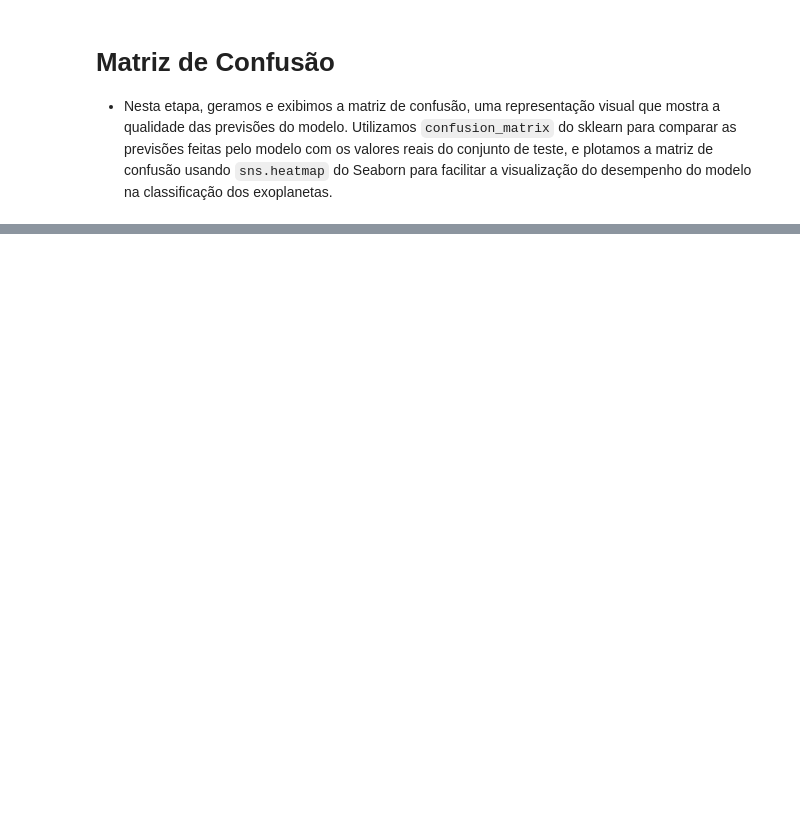
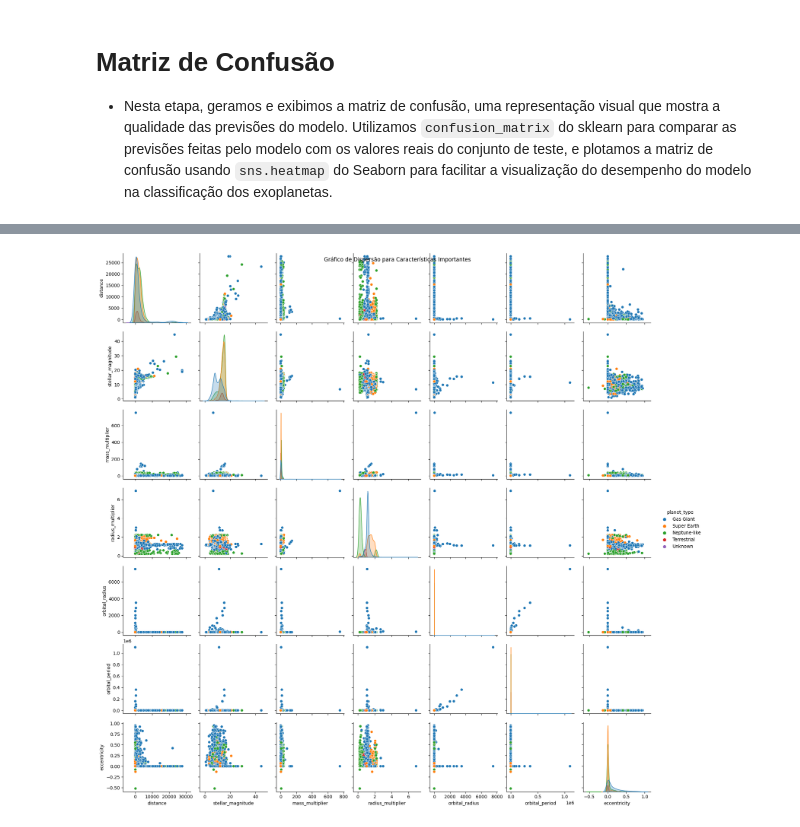
Before and after one commit to Andessonreis/Exoplanet-Classifier, a Jupyter notebook: ExoplanetRF.ipynb, the cells around one changed output, grey strips where cells are left out. Drawn from its saved outputs; the diff is of its cells as text; code cells hidden in the pictures; blank space fills up the shorter version.

```diff
--- a/ExoplanetRF.ipynb
+++ b/ExoplanetRF.ipynb
@@ -195,0 +215,7 @@ plt.show()
+# %%
+# Gráfico de dispersão para características importantes
+sns.pairplot(df, hue='planet_type', vars=features)
+plt.suptitle('Gráfico de Dispersão para Características Importantes')
+plt.show()
+# %% [output]
+[figure, added]
```
Also changed, not shown: parts of 5 cells of this notebook.
